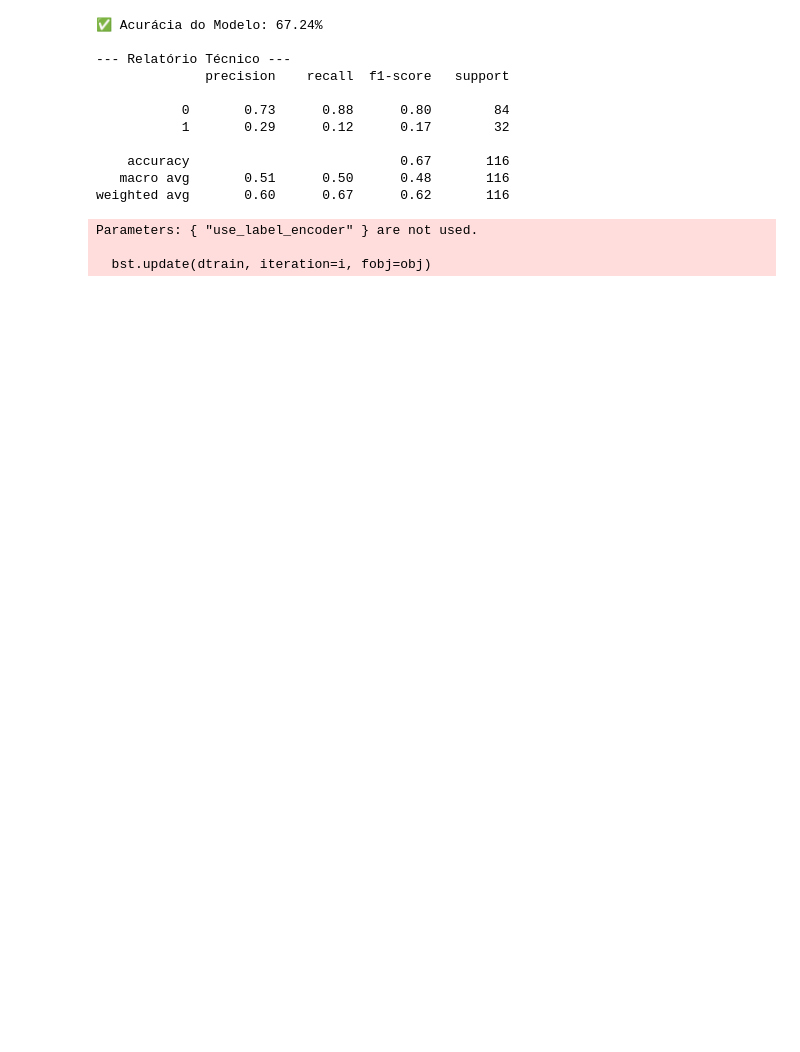
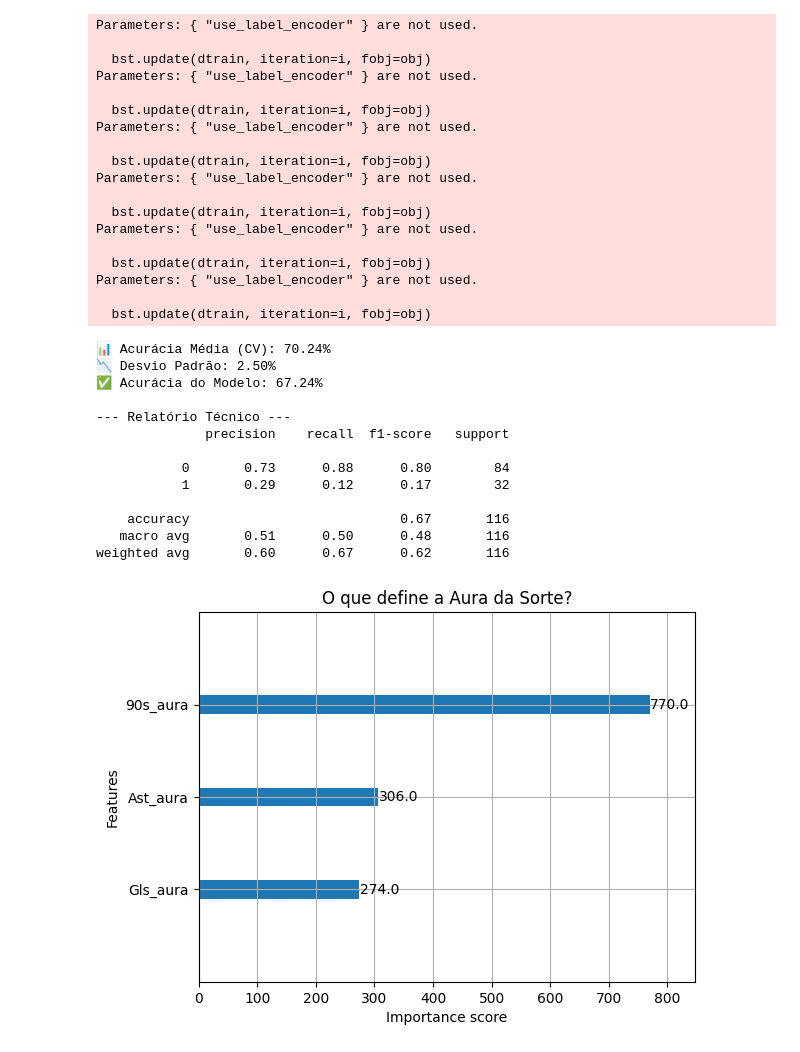
Before and after one commit to kaikinattandossantos/Aura_da_Sorte, a Jupyter notebook: Data/Gold/xgboost.ipynb, the cells around one changed output. Drawn from its saved outputs; the diff is of its cells as text; code cells hidden in the pictures; blank space fills up the shorter version.

```diff
--- a/Data/Gold/xgboost.ipynb
+++ b/Data/Gold/xgboost.ipynb
@@ -3,49 +3,74 @@ import pandas as pd
 import xgboost as xgb
 from sklearn.model_selection import train_test_split
 from sklearn.metrics import accuracy_score, classification_report
-
+import matplotlib.pyplot as plt
 # 1. Carregar os dados lapidados
 df_gold = pd.read_parquet('../Copper/Data\Silver/serie_a_ready.parquet')
 
 # 2. Definir o que queremos prever (Target)
 # Exemplo: O time vai marcar mais de 1.5 gols?
 df_gold['target'] = (df_gold['Gls'] > 1.5).astype(int)
 
 # 3. Escolher as "Auras" como features (O que a IA vai olhar)
 features = ['Gls_aura', 'Ast_aura','90s_aura']
 X = df_gold[features].fillna(0) # Remove NaNs da Aura
 y = df_gold['target']
 
-# 4. Dividir Treino e Teste (80% treina, 20% testa se a IA aprendeu)
 X_train, X_test, y_train, y_test = train_test_split(X, y, test_size=0.2, random_state=42)
 
-# 5. Treinar o Monstro (XGBoost)
 model = xgb.XGBClassifier(
     n_estimators=100,
     learning_rate=0.1,
     max_depth=5,
     use_label_encoder=False,
     eval_metric='logloss'
 )
 model.fit(X_train, y_train)
 
-# 6. Ver se funcionou
+scores = cross_val_score(model, X, y, cv=5)
+
+print(f"📊 Acurácia Média (CV): {scores.mean():.2%}")
+print(f"📉 Desvio Padrão: {scores.std():.2%}")
+
 preds = model.predict(X_test)
 print(f"✅ Acurácia do Modelo: {accuracy_score(y_test, preds):.2%}")
 print("\n--- Relatório Técnico ---")
 print(classification_report(y_test, preds))
+
+
+xgb.plot_importance(model)
+plt.title("O que define a Aura da Sorte?")
+plt.show()
 # %% [output]
-✅ Acurácia do Modelo: 67.24%
+Parameters: { "use_label_encoder" } are not used.
 
---- Relatório Técnico ---
-              precision    recall  f1-score   support
+  bst.update(dtrain, iteration=i, fobj=obj)
+Parameters: { "use_label_encoder" } are not used.
 
-           0       0.73      0.88      0.80        84
-           1       0.29      0.12      0.17        32
+  bst.update(dtrain, iteration=i, fobj=obj)
+Parameters: { "use_label_encoder" } are not used.
 
-    accuracy                           0.67       116
-   macro avg       0.51      0.50      0.48       116
-weighted avg       0.60      0.67      0.62       116
+  bst.update(dtrain, iteration=i, fobj=obj)
+Parameters: { "use_label_encoder" } are not used.
+
+  bst.update(dtrain, iteration=i, fobj=obj)
+Parameters: { "use_label_encoder" } are not used.
+
+  bst.update(dtrain, iteration=i, fobj=obj)
+Parameters: { "use_label_encoder" } are not used.
+
+  bst.update(dtrain, iteration=i, fobj=obj)
-Parameters: { "use_label_encoder" } are not used.
+📊 Acurácia Média (CV): 70.24%
+📉 Desvio Padrão: 2.50%
+✅ Acurácia do Modelo: 67.24%
 
-  bst.update(dtrain, iteration=i, fobj=obj)
+--- Relatório Técnico ---
+              precision    recall  f1-score   support
+
+           0       0.73      0.88      0.80        84
+           1       0.29      0.12      0.17        32
+
+    accuracy                           0.67       116
+   macro avg       0.51      0.50      0.48       116
+weighted avg       0.60      0.67      0.62       116
+[figure, added]
```
Also changed, not shown: parts of 7 cells of this notebook, 3 other files.
